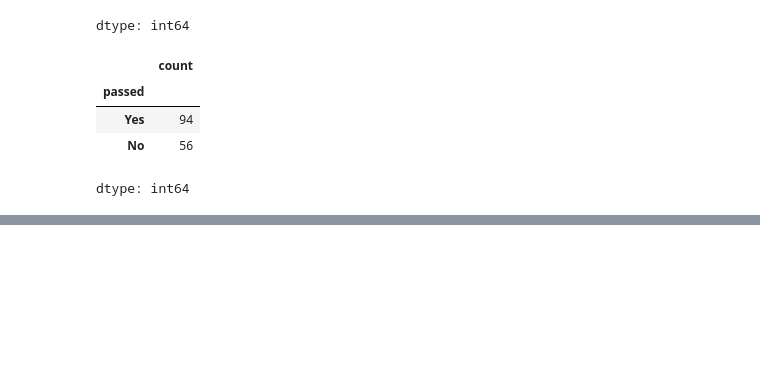
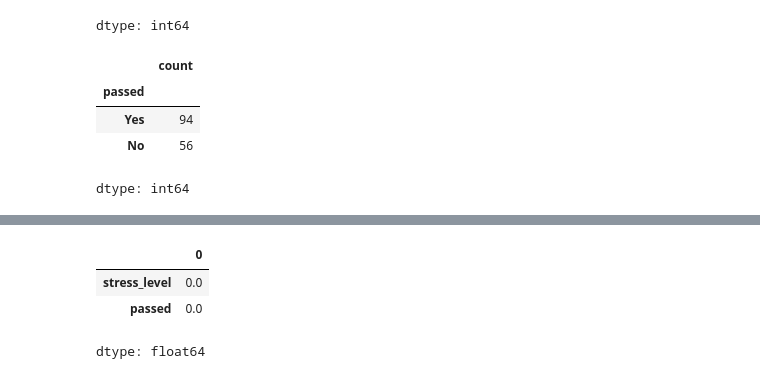
Before and after one commit to SandhuruT/Data_Science_01, a Jupyter notebook: Data_Science_03.ipynb, the cells around one changed output, grey strips where cells are left out. Cells and saved outputs as stored; diff of their text form; code cells hidden in the pictures; blank space fills up the shorter version.

```diff
--- a/Data_Science_03.ipynb
+++ b/Data_Science_03.ipynb
@@ -94,0 +116,6 @@ dtype: int64
+# %%
+strees_map = {'Low': 1, 'Medium': 2, 'High': 3}
+student_per["stress_level"] = student_per["stress_level"].map(strees_map)
+
+print(student_per.dtypes)
+print(student_per[["stress_level",'passed']].head())
@@ -94,0 +140,7 @@ dtype: int64
+# %%
+student_per[["stress_level",'passed']].sum()
+# %% [output]
+|  | 0 |
+| stress_level | 0.0 |
+| passed | 0.0 |
+dtype: float64
```
Also changed, not shown: parts of 3 cells of this notebook.
